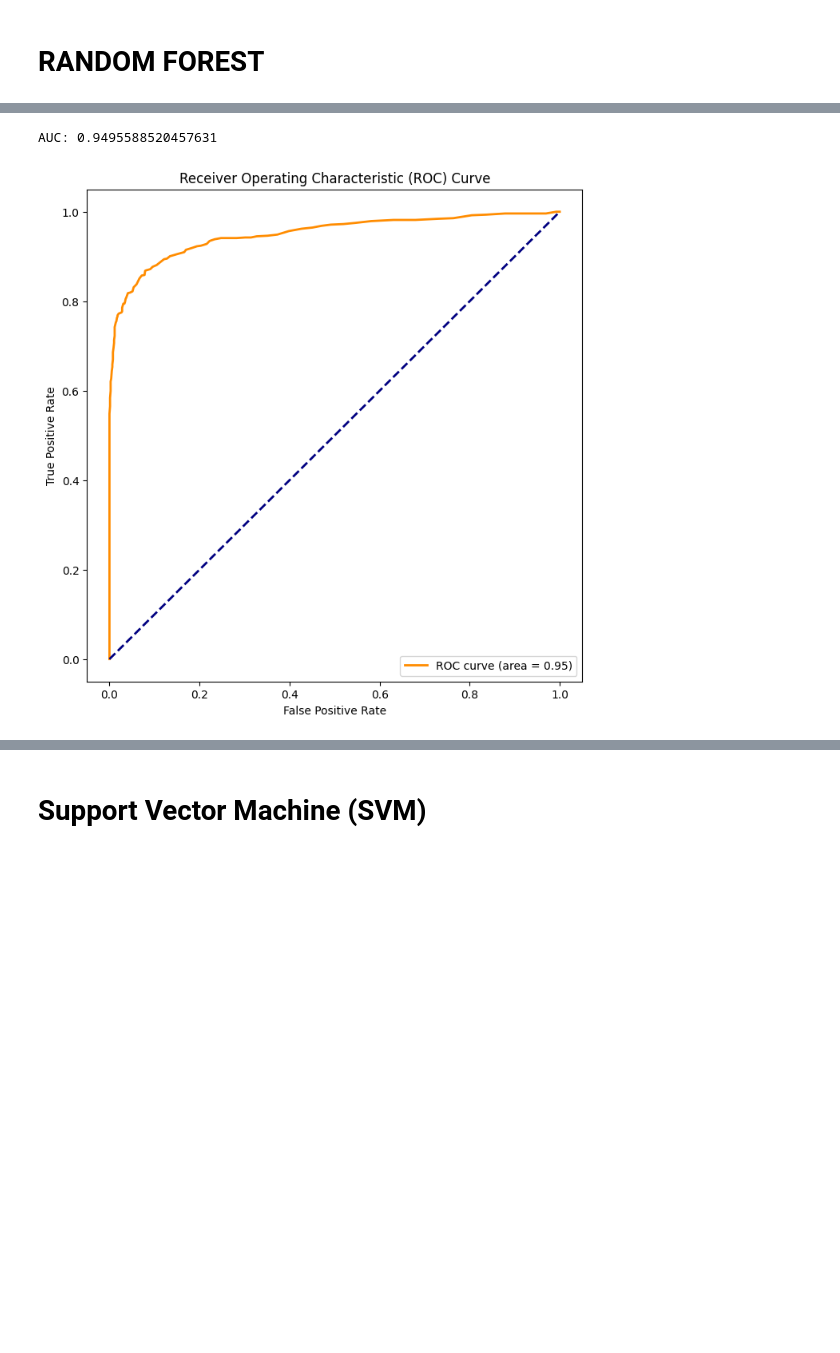
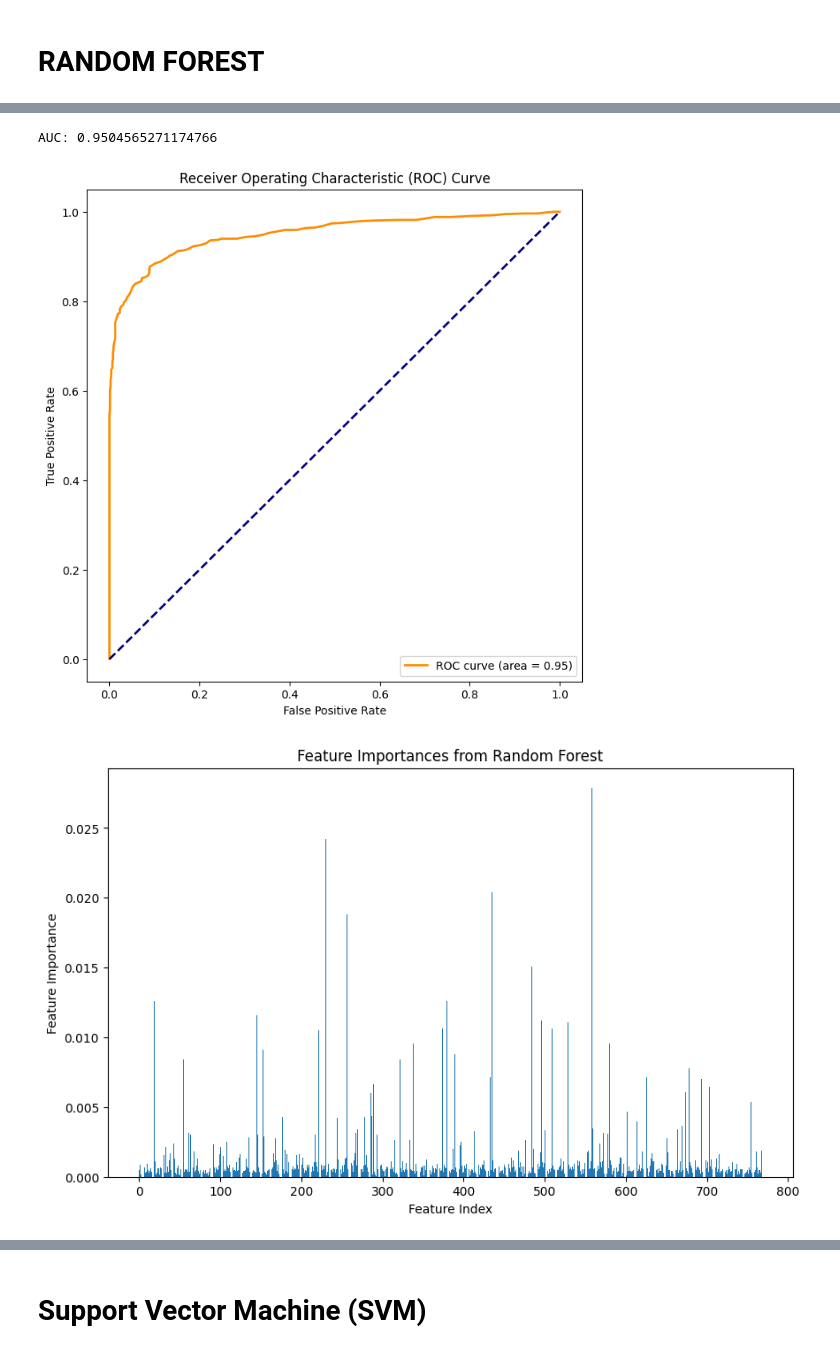
Before and after one commit to ECOLS-research-group/Depression-Analysis-with-CNNs, a Jupyter notebook: traditional_vs_hybrid_models/bert_hybrid_models.ipynb, the cells around one changed output, grey strips where cells are left out. Drawn from its saved outputs; the diff is of its cells as text; code cells hidden in the pictures; blank space fills up the shorter version.

```diff
--- a/traditional_vs_hybrid_models/bert_hybrid_models.ipynb
+++ b/traditional_vs_hybrid_models/bert_hybrid_models.ipynb
@@ -201,9 +203,10 @@ weighted avg       0.85      0.83      0.83      1547
 # Import necessary libraries
 import pandas as pd
 import numpy as np
-from sklearn.model_selection import train_test_split
+from sklearn.model_selection import train_test_split, learning_curve
 from sklearn.ensemble import RandomForestClassifier
 from sklearn.metrics import accuracy_score, classification_report, confusion_matrix, roc_curve, auc
+from sklearn.inspection import PartialDependenceDisplay
 import seaborn as sns
 import matplotlib.pyplot as plt
 
@@ -258,4 +261,41 @@ plt.ylabel('True Positive Rate')
 plt.title('Receiver Operating Characteristic (ROC) Curve')
 plt.legend(loc='lower right')
 plt.show()
+
+# Feature Importance
+importances = rf_model.feature_importances_
+plt.figure(figsize=(10, 6))
+plt.bar(range(X.shape[1]), importances, align='center')
+plt.xlabel('Feature Index')
+plt.ylabel('Feature Importance')
+plt.title('Feature Importances from Random Forest')
+plt.show()
+
+# Partial Dependence Plots (PDP) for top 3 features
+top_features = np.argsort(importances)[-3:]
+fig, ax = plt.subplots(figsize=(10, 6))
+PartialDependenceDisplay.from_estimator(rf_model, X_train, top_features, ax=ax)
+plt.suptitle('Partial Dependence Plots for Top 3 Features', fontsize=14)
+plt.subplots_adjust(top=0.9)  # Adjust layout to ensure title is centered
+plt.show()
+
+# Learning Curves
+train_sizes, train_scores, test_scores = learning_curve(rf_model, X_train, y_train, cv=5, scoring='accuracy', n_jobs=-1, train_sizes=np.linspace(0.1, 1.0, 10))
+
+train_mean = np.mean(train_scores, axis=1)
+train_std = np.std(train_scores, axis=1)
+test_mean = np.mean(test_scores, axis=1)
+test_std = np.std(test_scores, axis=1)
+
+plt.figure(figsize=(10, 6))
+plt.plot(train_sizes, train_mean, label='Training Score', color='blue', marker='o')
+plt.fill_between(train_sizes, train_mean - train_std, train_mean + train_std, alpha=0.15, color='blue')
+plt.plot(train_sizes, test_mean, label='Cross-Validation Score', color='green', marker='o')
+plt.fill_between(train_sizes, test_mean - test_std, test_mean + test_std, alpha=0.15, color='green')
+plt.xlabel('Training Set Size')
+plt.ylabel('Accuracy Score')
+plt.title('Learning Curves')
+plt.legend(loc='best')
+plt.grid()
+plt.show()
 # %% [output]
@@ -272,3 +312,4 @@ weighted avg       0.89      0.89      0.89      1547
 [figure]
-AUC: 0.9495588520457631
+AUC: 0.9504565271174766
-[figure, old version]
+[figure, new version]
+[figure, added]
```
Also changed, not shown: parts of 5 cells of this notebook, 2 other files.
